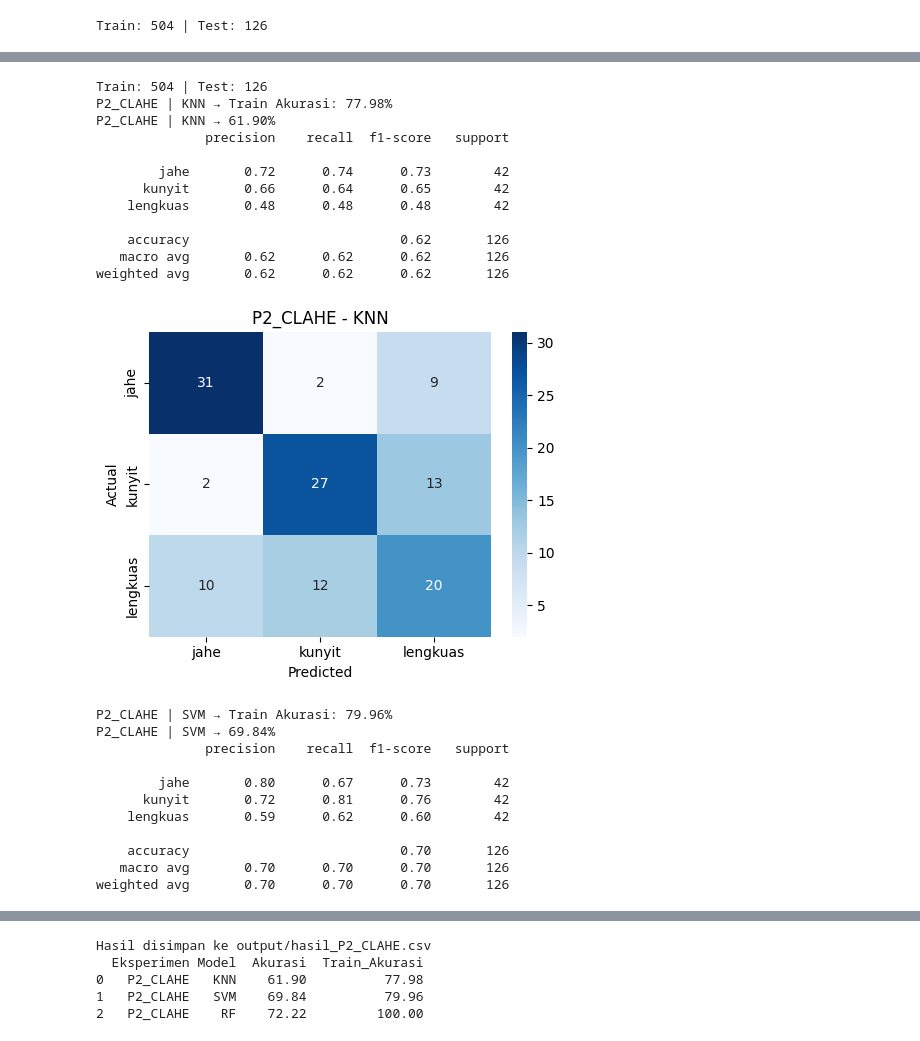
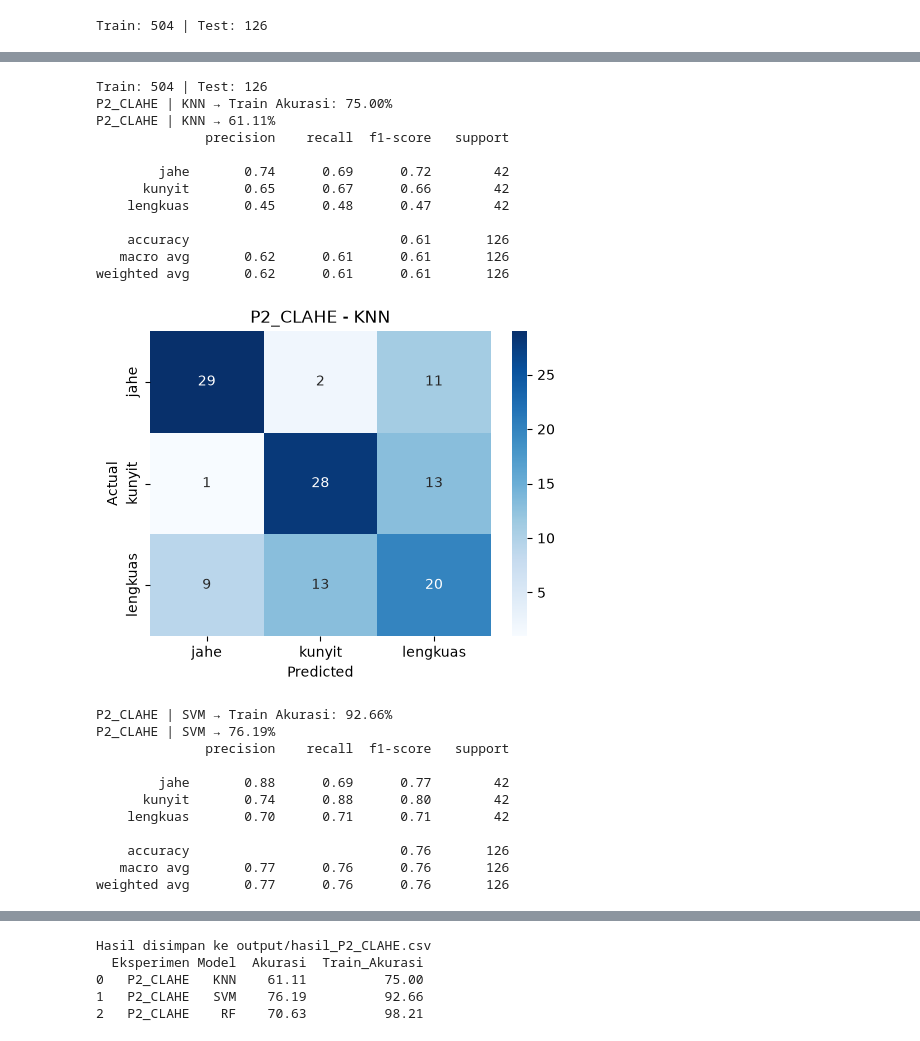
Before and after one commit to karimirim/Team8_RhizomesClassification, a Jupyter notebook: P2_CLAHE.ipynb, the cells around one changed output, grey strips where cells are left out. Saved outputs shown, nothing was run; the diff lists cells and outputs as text; code cells hidden in the pictures.

```diff
--- a/P2_CLAHE.ipynb
+++ b/P2_CLAHE.ipynb
@@ -33,13 +48,0 @@ EXP_NAME = 'P2_CLAHE'
-# %%
-# Cell 3 — Fungsi Preprocessing
-# Pipeline: BGR → Grayscale → CLAHE
-
-def preprocess(img):
-    """
-    P2_CLAHE: Konversi ke grayscale lalu terapkan CLAHE.
-    CLAHE meningkatkan kontras lokal sehingga tekstur rimpang
-    lebih terlihat jelas untuk ekstraksi fitur GLCM.
-    """
-    gray = manual_bgr_to_grayscale(img)
-    clahe = manual_clahe(gray)
-    return clahe
@@ -45,0 +70,6 @@ def preprocess(img):
+# %%
+def preprocess(img):
+    resized = manual_resize(img, 128, 128)
+    gray = manual_bgr_to_grayscale(resized)
+    clahe = manual_clahe(gray)
+    return clahe
@@ -100,55 +211,59 @@ Train: 504 | Test: 126
 # %%
 # Cell 6 — Training & Evaluasi
-X_train, X_test, y_train, y_test = train_test_split(
-    X, y, test_size=0.2, random_state=42, stratify=y
-)
+
 print(f'Train: {len(X_train)} | Test: {len(X_test)}')
 
 models = {
-    'KNN': KNeighborsClassifier(n_neighbors=5),
-    'SVM': SVC(kernel='rbf', random_state=42),
-    'RF':  RandomForestClassifier(n_estimators=100, random_state=42),
+    'KNN': KNeighborsClassifier(n_neighbors=7),
+    'SVM': SVC(kernel='rbf', C=10, gamma='scale', random_state=42),
+    'RF':  RandomForestClassifier(
+                                    n_estimators=100,
+                                    max_depth=10,
+                                    min_samples_split=5,
+                                    min_samples_leaf=2,
+                                    random_state=42
+                                ),
 }
 
 results = []
 for model_name, model in models.items():
     model.fit(X_train, y_train)
 
     # Akurasi train (cek overfitting)
     y_train_pred = model.predict(X_train)
     train_acc = accuracy_score(y_train, y_train_pred)
     print(f'{EXP_NAME} | {model_name} → Train Akurasi: {train_acc*100:.2f}%')
 
     result = evaluate_and_save(model, X_test, y_test, le, EXP_NAME, model_name)
     result['Train_Akurasi'] = round(train_acc * 100, 2)
     results.append(result)
 
 df_results = pd.DataFrame(results)
 df_results.to_csv(f'output/hasil_{EXP_NAME}.csv', index=False)
 print(f'\nHasil disimpan ke output/hasil_{EXP_NAME}.csv')
 print(df_results)
 # %% [output]
 Train: 504 | Test: 126
-P2_CLAHE | KNN → Train Akurasi: 77.98%
-P2_CLAHE | KNN → 61.90%
+P2_CLAHE | KNN → Train Akurasi: 75.00%
+P2_CLAHE | KNN → 61.11%
               precision    recall  f1-score   support
 
-        jahe       0.72      0.74      0.73        42
-      kunyit       0.66      0.64      0.65        42
-    lengkuas       0.48      0.48      0.48        42
+        jahe       0.74      0.69      0.72        42
+      kunyit       0.65      0.67      0.66        42
+    lengkuas       0.45      0.48      0.47        42
 
-    accuracy                           0.62       126
-   macro avg       0.62      0.62      0.62       126
-weighted avg       0.62      0.62      0.62       126
+    accuracy                           0.61       126
+   macro avg       0.62      0.61      0.61       126
+weighted avg       0.62      0.61      0.61       126
-[figure, old version]
+[figure, new version]
-P2_CLAHE | SVM → Train Akurasi: 79.96%
-P2_CLAHE | SVM → 69.84%
+P2_CLAHE | SVM → Train Akurasi: 92.66%
+P2_CLAHE | SVM → 76.19%
               precision    recall  f1-score   support
 
-        jahe       0.80      0.67      0.73        42
-      kunyit       0.72      0.81      0.76        42
-    lengkuas       0.59      0.62      0.60        42
+        jahe       0.88      0.69      0.77        42
+      kunyit       0.74      0.88      0.80        42
+    lengkuas       0.70      0.71      0.71        42
 
-    accuracy                           0.70       126
-   macro avg       0.70      0.70      0.70       126
-weighted avg       0.70      0.70      0.70       126
+    accuracy                           0.76       126
+   macro avg       0.77      0.76      0.76       126
+weighted avg       0.77      0.76      0.76       126
@@ -168,5 +283,5 @@ weighted avg       0.73      0.72      0.72       126
 Hasil disimpan ke output/hasil_P2_CLAHE.csv
   Eksperimen Model  Akurasi  Train_Akurasi
-0   P2_CLAHE   KNN    61.90          77.98
-1   P2_CLAHE   SVM    69.84          79.96
-2   P2_CLAHE    RF    72.22         100.00
+0   P2_CLAHE   KNN    61.11          75.00
+1   P2_CLAHE   SVM    76.19          92.66
+2   P2_CLAHE    RF    70.63          98.21
```
Also changed, not shown: parts of 15 cells of this notebook, 6 other files.
